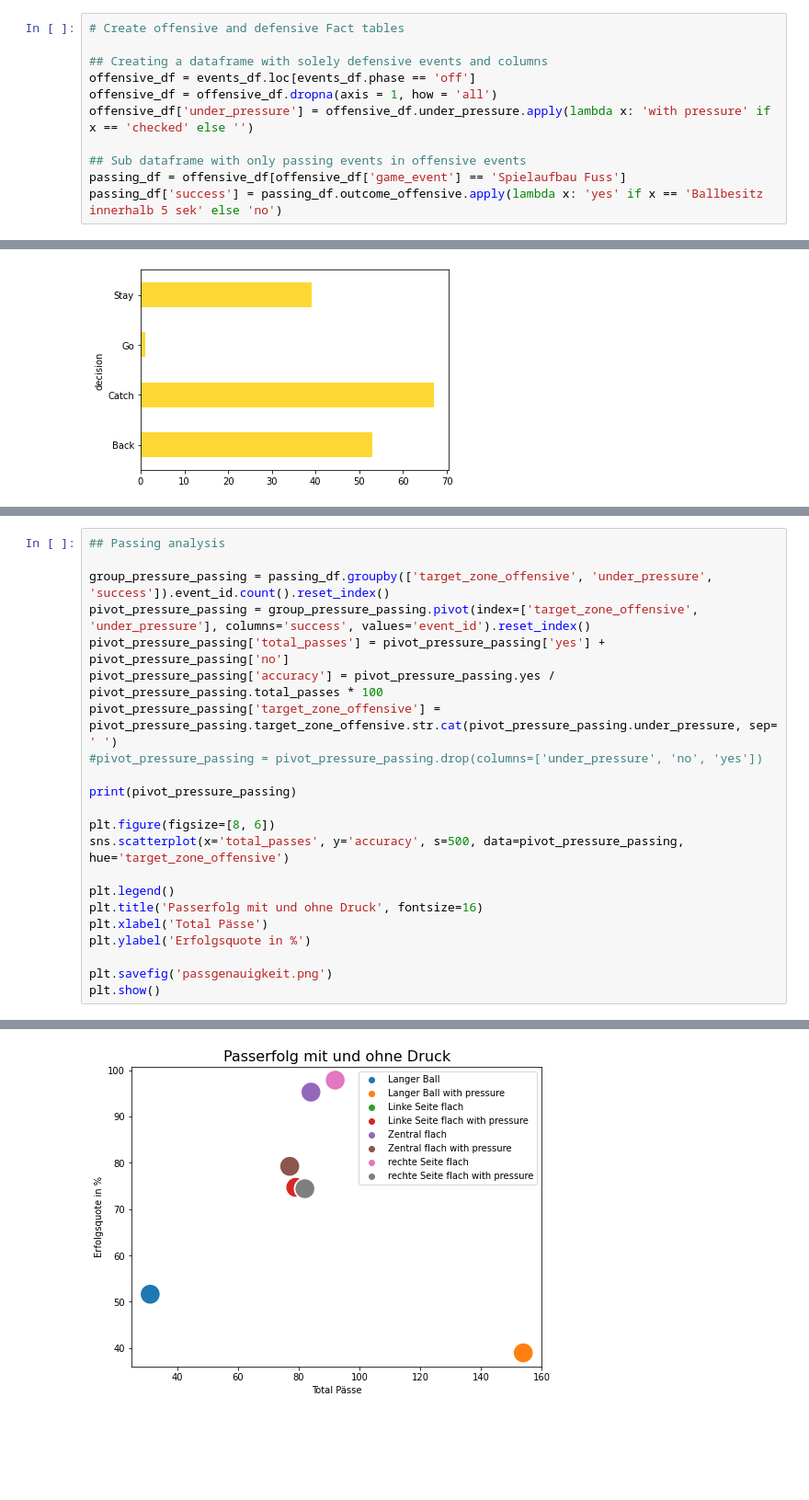
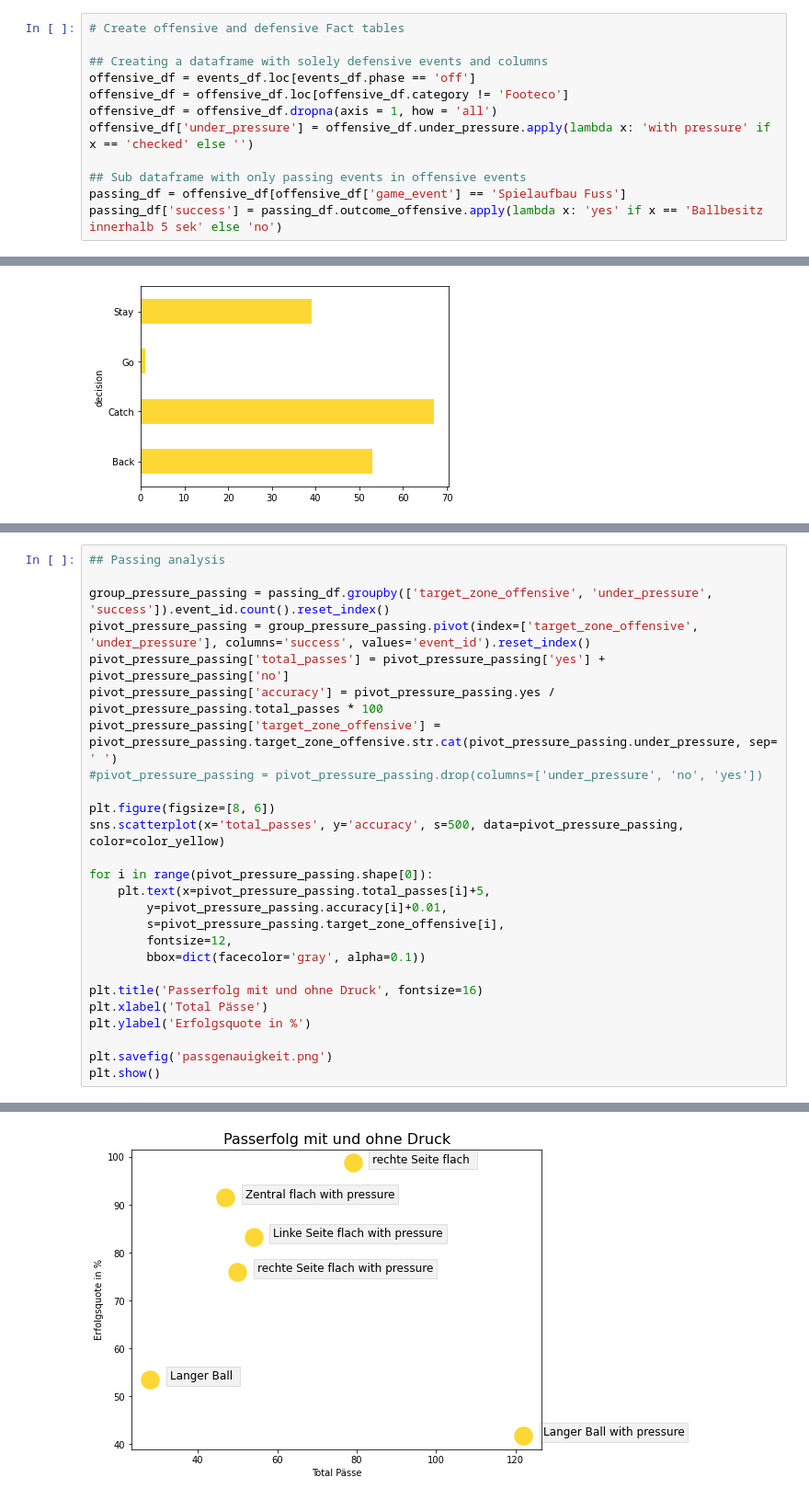
Before and after one commit to keepertrainer78698/youth-base, a Jupyter notebook: game-stats/keeperstats.ipynb, the cells around one changed output, grey strips where cells are left out. Shown at 92% size. Drawn from its saved outputs; the diff is of its cells as text; blank space fills up the shorter version.

Commit message:
add passing accuracy dataframe and scatterplot

```diff
--- a/game-stats/keeperstats.ipynb
+++ b/game-stats/keeperstats.ipynb
@@ -59,6 +79,7 @@ events_df = pd.merge(events_df, games_df, how='right', on=['game_id', 'game_id']
 
 ## Creating a dataframe with solely defensive events and columns
 offensive_df = events_df.loc[events_df.phase == 'off']
+offensive_df = offensive_df.loc[offensive_df.category != 'Footeco']
 offensive_df = offensive_df.dropna(axis = 1, how = 'all')
 offensive_df['under_pressure'] = offensive_df.under_pressure.apply(lambda x: 'with pressure' if x == 'checked' else '')
 
@@ -321,12 +342,16 @@ pivot_pressure_passing['accuracy'] = pivot_pressure_passing.yes / pivot_pressure
 pivot_pressure_passing['target_zone_offensive'] = pivot_pressure_passing.target_zone_offensive.str.cat(pivot_pressure_passing.under_pressure, sep= ' ')
 #pivot_pressure_passing = pivot_pressure_passing.drop(columns=['under_pressure', 'no', 'yes'])
 
-print(pivot_pressure_passing)
+plt.figure(figsize=[8, 6])
+sns.scatterplot(x='total_passes', y='accuracy', s=500, data=pivot_pressure_passing, color=color_yellow)
 
-plt.figure(figsize=[8, 6])
-sns.scatterplot(x='total_passes', y='accuracy', s=500, data=pivot_pressure_passing, hue='target_zone_offensive')
+for i in range(pivot_pressure_passing.shape[0]):
+    plt.text(x=pivot_pressure_passing.total_passes[i]+5,
+        y=pivot_pressure_passing.accuracy[i]+0.01,
+        s=pivot_pressure_passing.target_zone_offensive[i],
+        fontsize=12,
+        bbox=dict(facecolor='gray', alpha=0.1))
 
-plt.legend()
 plt.title('Passerfolg mit und ohne Druck', fontsize=16)
 plt.xlabel('Total Pässe')
 plt.ylabel('Erfolgsquote in %')
@@ -356 +374 @@ success  total_passes   accuracy
-[figure, old version]
+[figure, new version]
```
Also changed, not shown: parts of 6 cells of this notebook, 1 other file.
